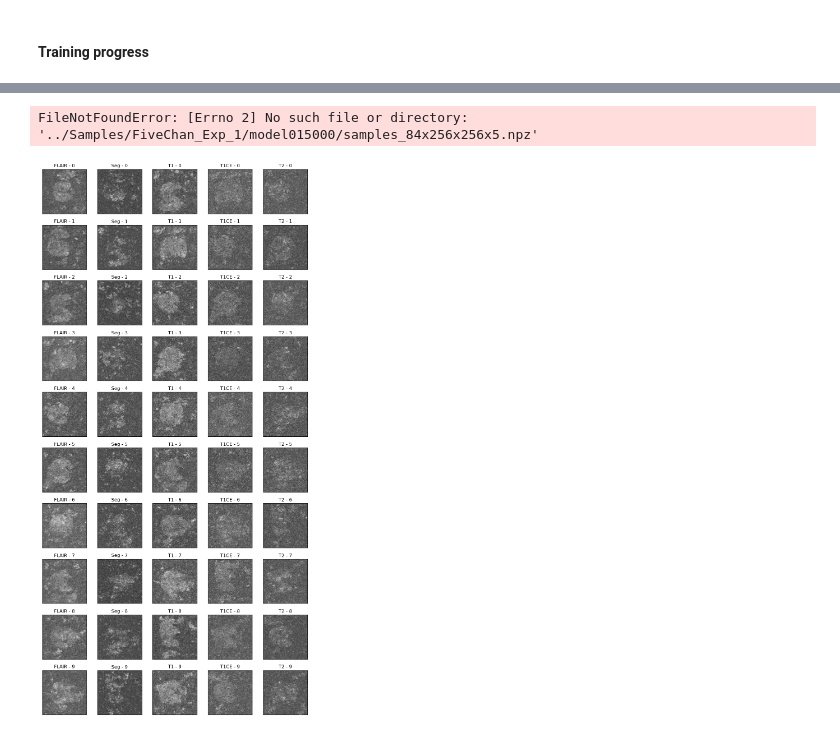
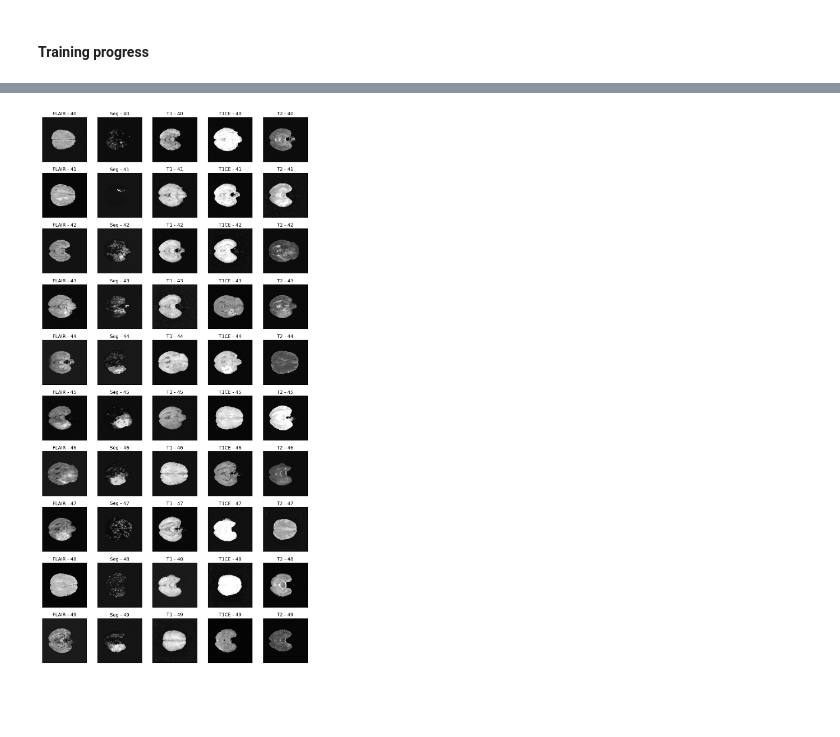
Before and after one commit to PatrickSVM/Diffusion-Models-for-Brain-Tumor-MRI-Scans, a Jupyter notebook: notebooks/Experiments_FiveChan.ipynb, the cells around one changed output, grey strips where cells are left out. Drawn from its saved outputs; the diff is of its cells as text; code cells hidden in the pictures; blank space fills up the shorter version.

Commit message:
Added five channel image

```diff
--- a/notebooks/Experiments_FiveChan.ipynb
+++ b/notebooks/Experiments_FiveChan.ipynb
@@ -30,28 +31,26 @@ plt.plot(exp_1.loss_q1[100:])
 import numpy as np
 import matplotlib.pyplot as plt
 
-step = "015000"
+step = "030000"
 
 # data = np.load(f'../Samples/FiveChan_Exp_1/ema_0.9999_{step}/samples_84x256x256x5.npz')
 data = np.load(f'../Samples/FiveChan_Exp_1/model{step}/samples_84x256x256x5.npz')
 
 batches = data[data.files[0]]
-# %% [output]
-FileNotFoundError: [Errno 2] No such file or directory: '../Samples/FiveChan_Exp_1/model015000/samples_84x256x256x5.npz'
 # %%
 CHANNELS = ['FLAIR', 'Seg', 'T1', 'T1CE', 'T2']
 
-start=0
+start=40
 plt.figure(figsize=(10,20))
 for i in range(10):
     for j in range(5):
         plt.subplot(10,5,(i*5)+1+j)
         plt.imshow(batches[i+j+start,:,:,j], cmap="gray")
         plt.xticks([])
         plt.yticks([])
         plt.title(f"{CHANNELS[j]} - {i+start}")
 plt.tight_layout()
 # plt.savefig(fname="img/T1CE_Exp2_model_20k", dpi=plt.gcf().dpi, bbox_inches='tight')
 plt.show()
 # %% [output]
-[figure, old version]
+[figure, new version]
```
Also changed, not shown: parts of 2 cells of this notebook, 2 other files.
